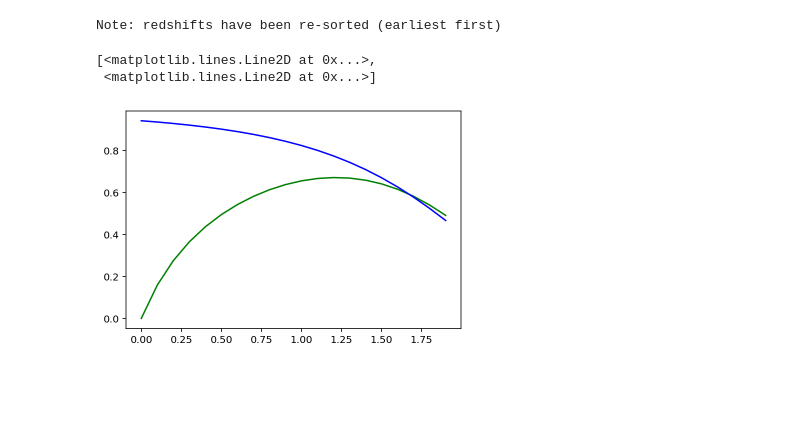
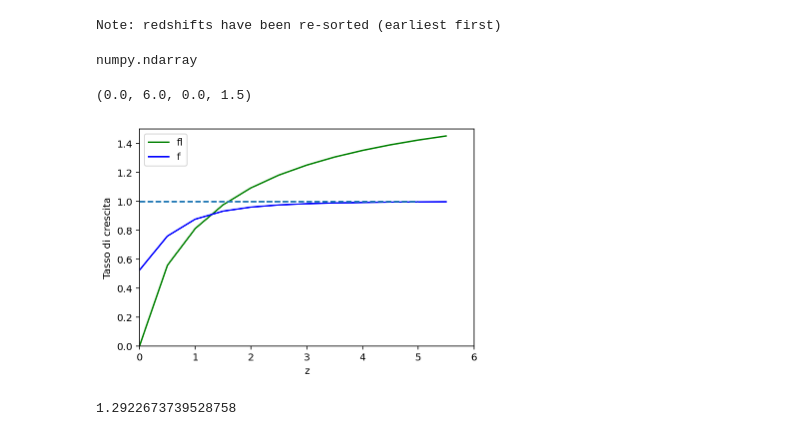
Before and after one commit to Sareva00/Tesi, a Jupyter notebook: GrowthGraph.ipynb, the cells around one changed output. Drawn from its saved outputs; the diff is of its cells as text; code cells hidden in the pictures; blank space fills up the shorter version.

```diff
--- a/GrowthGraph.ipynb
+++ b/GrowthGraph.ipynb
@@ -15,9 +15,9 @@ from matplotlib import pyplot as plt
 ##PARAMETRI INIZIALI
 
 pars = camb.CAMBparams()  #0.022 0.122 67.5
-pars.set_cosmology(H0=73, ombh2=0.023, omch2=0.111)   #H0= hubble parameter today in km/s    ombh2=physical density in baryons omch2=physical density in cold dark matter
+pars.set_cosmology(H0=67.66, ombh2=0.02242, omch2=0.11933)   #H0= hubble parameter today in km/s    ombh2=physical density in baryons omch2=physical density in cold dark matter
 #trovo densità diverse...
-pars.InitPower.set_params(ns=0.965)  #ns = scalar spectra index (inflaction)
+pars.InitPower.set_params(ns=0.9665)  #ns = scalar spectra index (inflaction)
 # %% [output]
 class: <InitialPowerLaw>
  tensor_parameterization = tensor_param_rpivot
@@ -34,5 +46,5 @@ class: <InitialPowerLaw>
 # %%
-Z = np.arange(0,2,0.1)
+Z = np.arange(0,6,0.5)
 # %%
 pars.set_matter_power(redshifts=Z, kmax=3.0)
 pars.NonLinear = model.NonLinear_none
@@ -61,15 +74,34 @@ for i,zt in enumerate(z):
  #la calcola alla z scelta già, UNITà DI MISURA
 
 z = np.array(z)
+f = np.flipud(f)
 # %%
-fl= (2*dl/(1+z))/(d+(1+z)*3e5/H(z))*f
+fl= (2*dl/(1+z))/(d+(1+z)*3e5/H(z))
+type(f)
+# %% [output]
+numpy.ndarray
 # %%
 f1 =  interpolate.interp1d(z,fl,kind='cubic')
 f2 =  interpolate.interp1d(z,f,kind='cubic')
 # %%
 fit, ax = plt.subplots()
 ax.plot(z,f1(z),'g', z,f2(z),'b')
+ax.set_xlabel('z')
+ax.set_ylabel('Tasso di crescita')
+ax.legend(['fl','f'])
+
+xpoints= np.arange(0,6,1)
+ypoints = np.ones(len(xpoints))
+plt.plot(xpoints,ypoints, '--')
+
+
+plt.axis([0,6,0,1.5])
 # %% [output]
-[<matplotlib.lines.Line2D at 0x...>,
- <matplotlib.lines.Line2D at 0x...>]
+(0.0, 6.0, 0.0, 1.5)
-[figure, old version]
+[figure, new version]
+# %%
+y2= lambda x: f1(x) - f2(x)
+error1 = optimize.brentq(y2,1,2)
+error1
+# %% [output]
+1.2922673739528758
```
Also changed, not shown: parts of 3 cells of this notebook, 1 other file.
